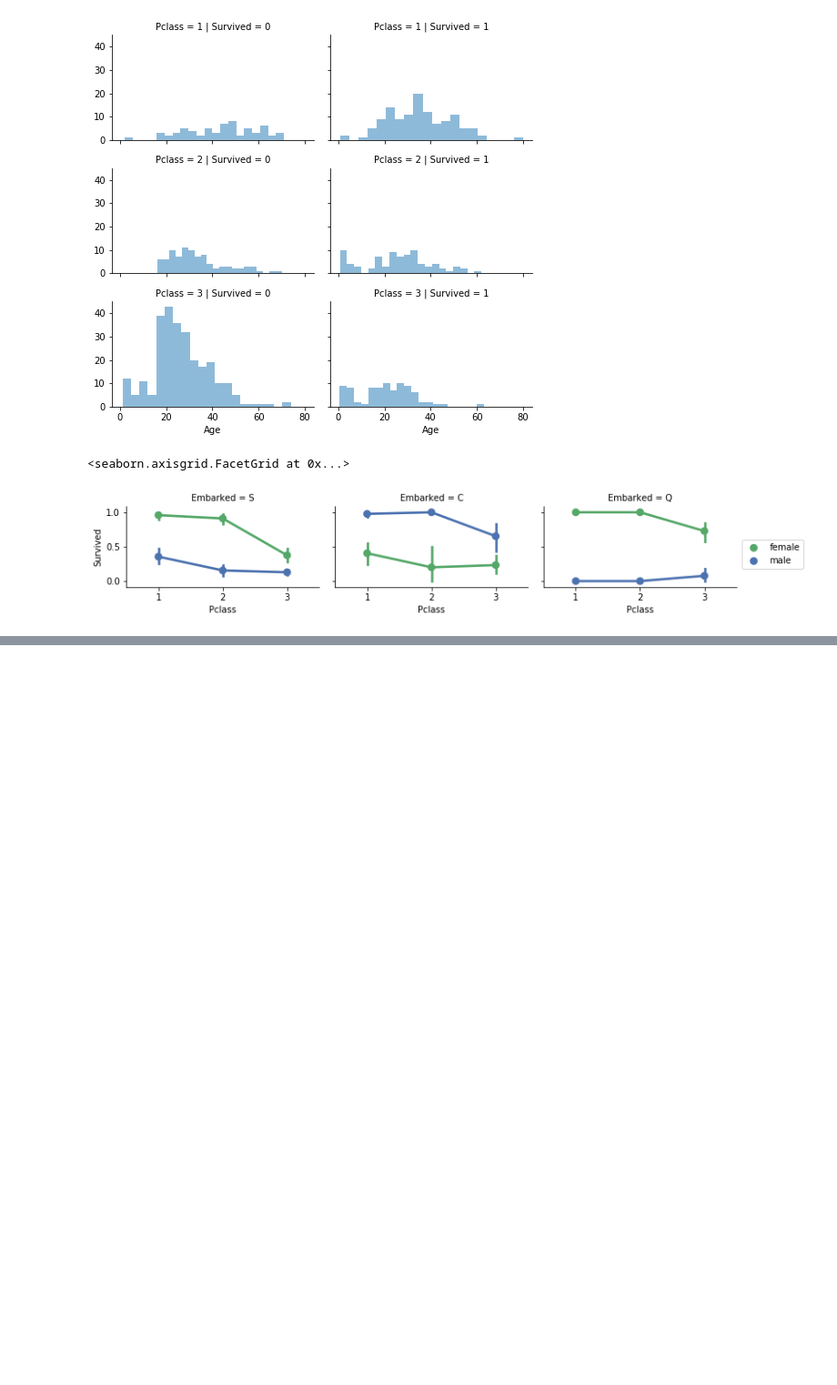
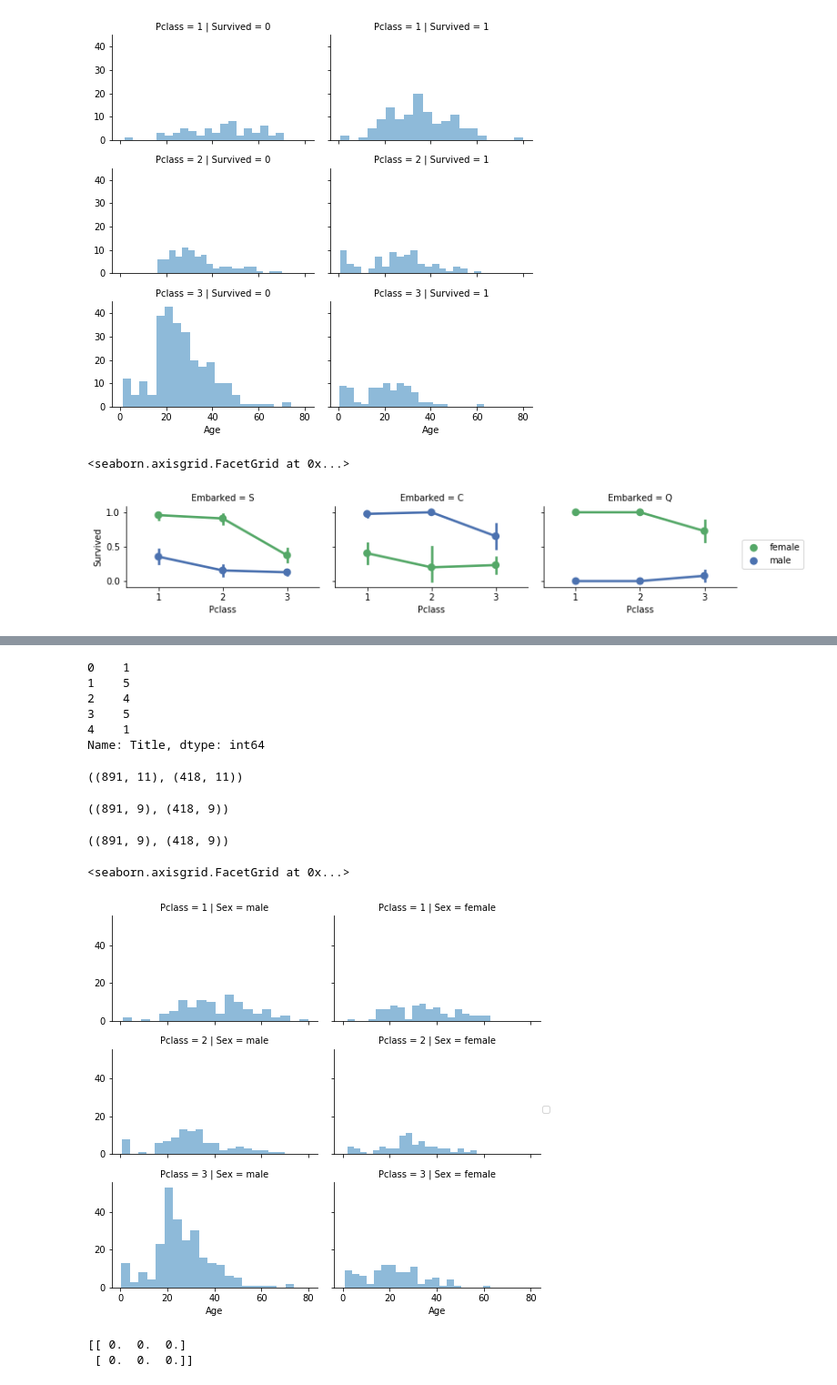
Before and after one commit to ashwingadam1/practice, a Jupyter notebook: titanic_1.ipynb, the cells around one changed output, grey strips where cells are left out. Shown at 91% size. Cells and saved outputs as stored; diff of their text form; code cells hidden in the pictures; blank space fills up the shorter version.

```diff
--- a/titanic_1.ipynb
+++ b/titanic_1.ipynb
@@ -305,0 +330,45 @@ g.add_legend()
+# %%
+title_mapping={'Mr':1,'Rare':2,'Master':3,'Miss':4,'Mrs':5}
+for dataset in combain:
+    dataset['Title']=dataset['Title'].map(title_mapping)
+    dataset['Title']=dataset['Title'].fillna(0)
+
+train_df['Title'].head()
+# %% [output]
+0    1
+1    5
+2    4
+3    5
+4    1
+Name: Title, dtype: int64
+# %%
+train_df = train_df.drop(['Name', 'PassengerId'], axis=1)
+test_df = test_df.drop(['Name'], axis=1)
+combine = [train_df, test_df]
+train_df.shape, test_df.shape
+# %% [output]
+((891, 11), (418, 11))
+# %%
+train_df = train_df.drop(['Ticket', 'Cabin'], axis=1)
+test_df = test_df.drop(['Ticket', 'Cabin'], axis=1)
+combine = [train_df, test_df]
+train_df.shape, test_df.shape
+# %% [output]
+((891, 9), (418, 9))
+# %%
+train_df.shape, test_df.shape
+# %% [output]
+((891, 9), (418, 9))
+# %%
+grid = sns.FacetGrid(train_df, row='Pclass', col='Sex', size=2.2, aspect=1.6)
+grid.map(plt.hist, 'Age', alpha=.5, bins=20)
+grid.add_legend()
+# %% [output]
+<seaborn.axisgrid.FacetGrid at 0x...>
+[figure, added]
+# %%
+guess_age=np.zeros((2,3))
+print guess_age
+# %% [output]
+[[ 0.  0.  0.]
+ [ 0.  0.  0.]]
```
Also changed, not shown: parts of 21 cells of this notebook.
